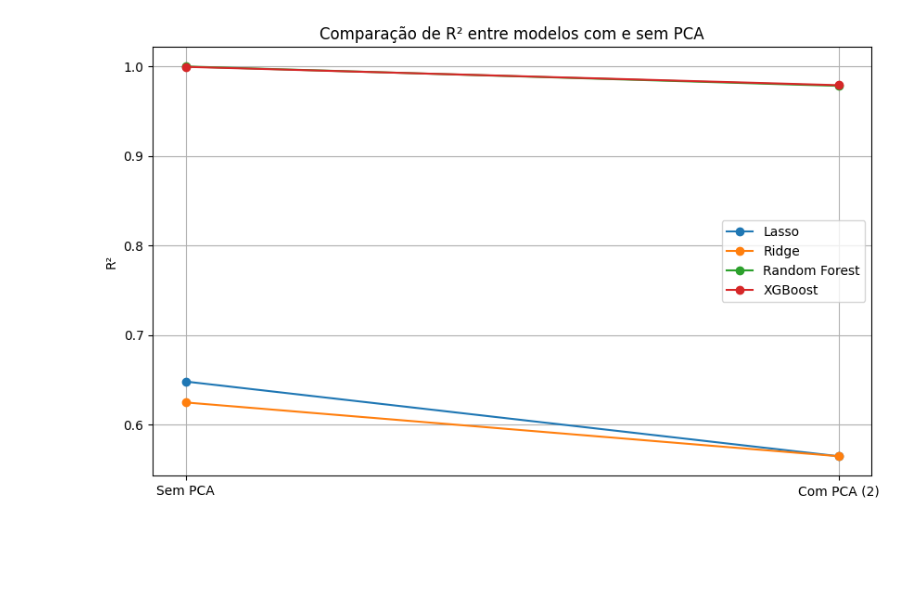
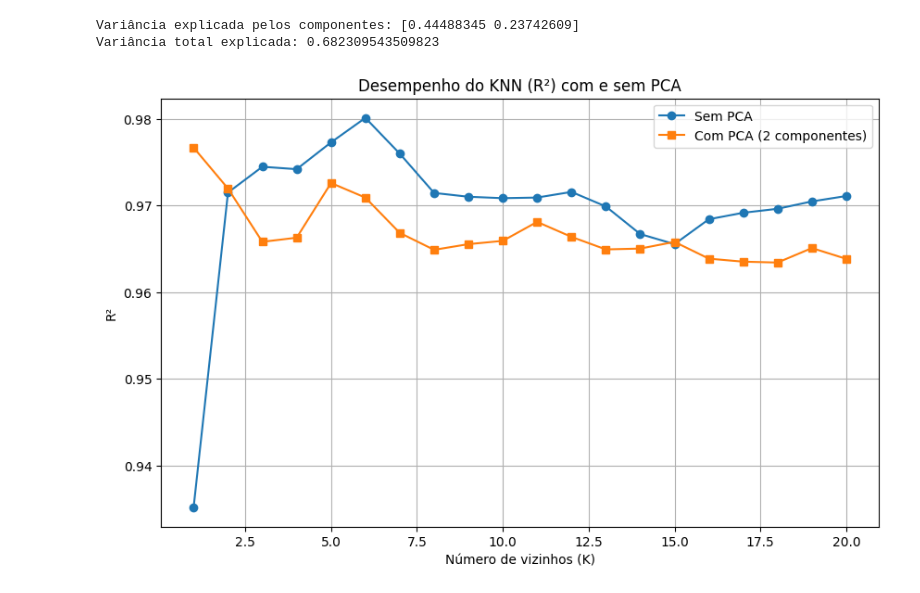
Before and after one commit to tonycuenca99-hue/ARQUIVOS-IA, a Jupyter notebook: MODELOS_COM_OU_SEM_PCA.ipynb, the cells around one changed output. Cells and saved outputs as stored; diff of their text form; code cells hidden in the pictures; blank space fills up the shorter version.

```diff
--- a/MODELOS_COM_OU_SEM_PCA.ipynb
+++ b/MODELOS_COM_OU_SEM_PCA.ipynb
@@ -119,13 +51,0 @@ Resultados Comparativos:
-# %%
-#VISUALIZAÇÃO DOS RESULTADOS
-fig, ax = plt.subplots(figsize=(10,6))
-for modelo in resultados_df["Modelo"].unique():
-    subset = resultados_df[resultados_df["Modelo"] == modelo]
-    ax.plot(subset["PCA"], subset["R²"], marker='o', label=modelo)
-ax.set_title("Comparação de R² entre modelos com e sem PCA")
-ax.set_ylabel("R²")
-ax.legend()
-plt.grid(True)
-plt.show()
-# %% [output]
-[figure, removed]
@@ -131,0 +67,38 @@ plt.show()
+# %%
+#TESTE DE DIFERENTES VALORES DE K (com PCA)
+
+pca = PCA(n_components=2)
+X_train_pca = pca.fit_transform(X_train)
+X_test_pca = pca.transform(X_test)
+print("\nVariância explicada pelos componentes:", pca.explained_variance_ratio_)
+print("Variância total explicada:", np.sum(pca.explained_variance_ratio_))
+
+resultados_com_pca = []
+
+for k in range(1, 21):
+    knn = KNeighborsRegressor(n_neighbors=k)
+    knn.fit(X_train_pca, y_train)
+    y_pred = knn.predict(X_test_pca)
+    r2 = r2_score(y_test, y_pred)
+    rmse = np.sqrt(mean_squared_error(y_test, y_pred))
+    mae = mean_absolute_error(y_test, y_pred)
+    resultados_com_pca.append([k, r2, rmse, mae])
+
+df_com_pca = pd.DataFrame(resultados_com_pca, columns=["K", "R²", "RMSE", "MAE"])
+# %% [output]
+Variância explicada pelos componentes: [0.44488345 0.23742609]
+Variância total explicada: 0.682309543509823
+# %%
+# 5. COMPARAÇÃO GRÁFICA
+# ------------------------------------------------------------
+plt.figure(figsize=(10, 6))
+plt.plot(df_sem_pca["K"], df_sem_pca["R²"], label="Sem PCA", marker='o')
+plt.plot(df_com_pca["K"], df_com_pca["R²"], label="Com PCA (2 componentes)", marker='s')
+plt.title("Desempenho do KNN (R²) com e sem PCA")
+plt.xlabel("Número de vizinhos (K)")
+plt.ylabel("R²")
+plt.legend()
+plt.grid(True)
+plt.show()
+# %% [output]
+[figure, added]
```
Also changed, not shown: parts of 9 cells of this notebook.
